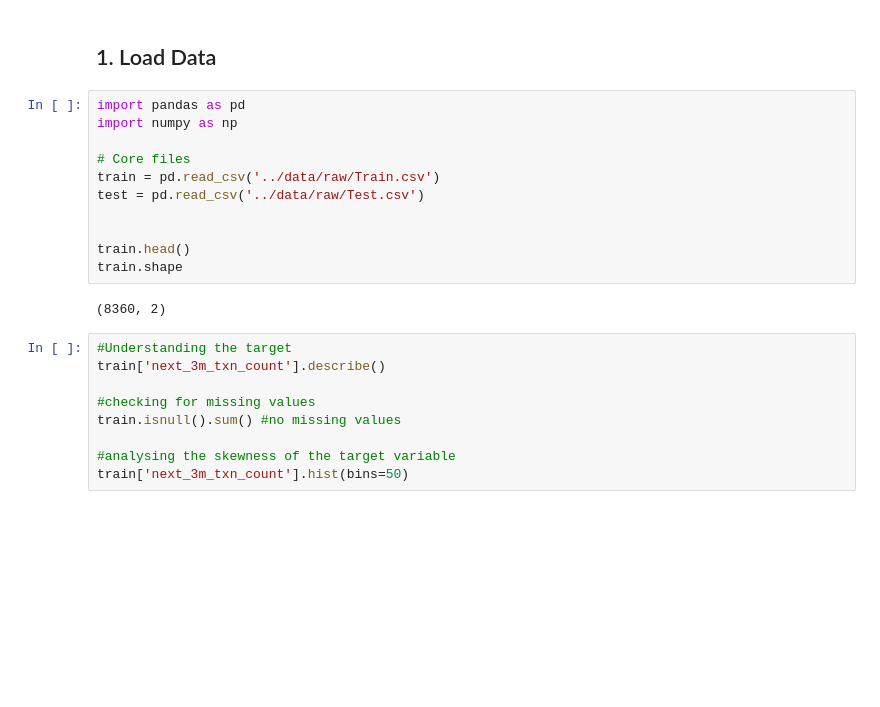
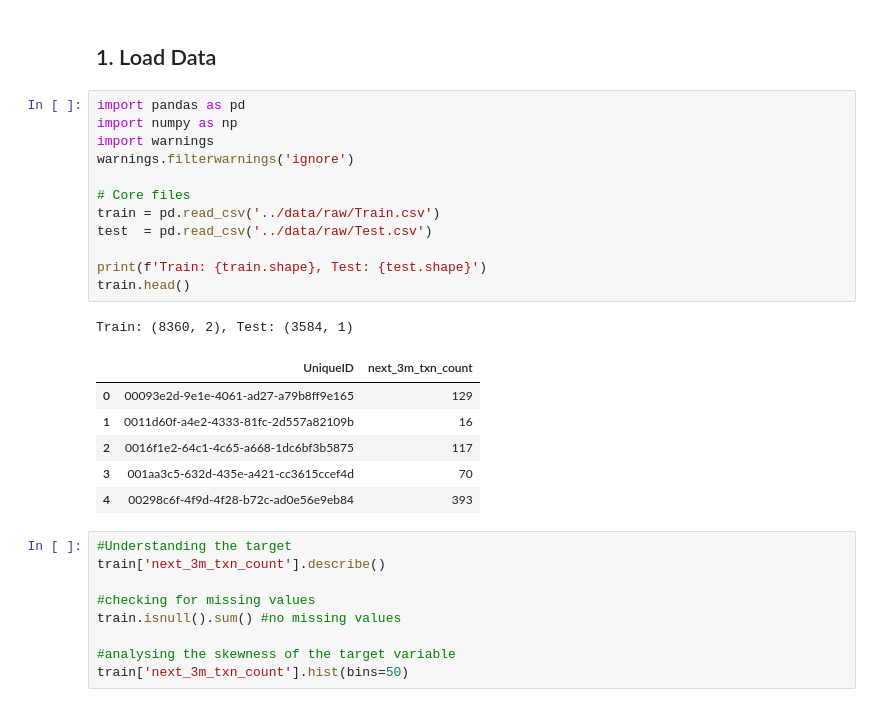
Before and after one commit to LillyB68/nedbank-transaction-forecasting, a Jupyter notebook: notebooks/StarterNotebook.ipynb, the cells around one changed output. Drawn from its saved outputs; the diff is of its cells as text; blank space fills up the shorter version.

```diff
--- a/notebooks/StarterNotebook.ipynb
+++ b/notebooks/StarterNotebook.ipynb
@@ -13,16 +13,23 @@ Feature engineering, model selection, and validation strategy are up to you.
 # %%
 import pandas as pd
 import numpy as np
+import warnings
+warnings.filterwarnings('ignore')
 
 # Core files
 train = pd.read_csv('../data/raw/Train.csv')
-test = pd.read_csv('../data/raw/Test.csv')
+test  = pd.read_csv('../data/raw/Test.csv')
 
-
+print(f'Train: {train.shape}, Test: {test.shape}')
 train.head()
-train.shape
 # %% [output]
-(8360, 2)
+Train: (8360, 2), Test: (3584, 1)
+|  | UniqueID | next_3m_txn_count |
+| 0 | 00093e2d-9e1e-4061-ad27-a79b8ff9e165 | 129 |
+| 1 | 0011d60f-a4e2-4333-81fc-2d557a82109b | 16 |
+| 2 | 0016f1e2-64c1-4c65-a668-1dc6bf3b5875 | 117 |
+| 3 | 001aa3c5-632d-435e-a421-cc3615ccef4d | 70 |
+| 4 | 00298c6f-4f9d-4f28-b72c-ad0e56e9eb84 | 393 |
 # %%
 #Understanding the target
 train['next_3m_txn_count'].describe()
```
Also changed, not shown: parts of 68 cells of this notebook.
